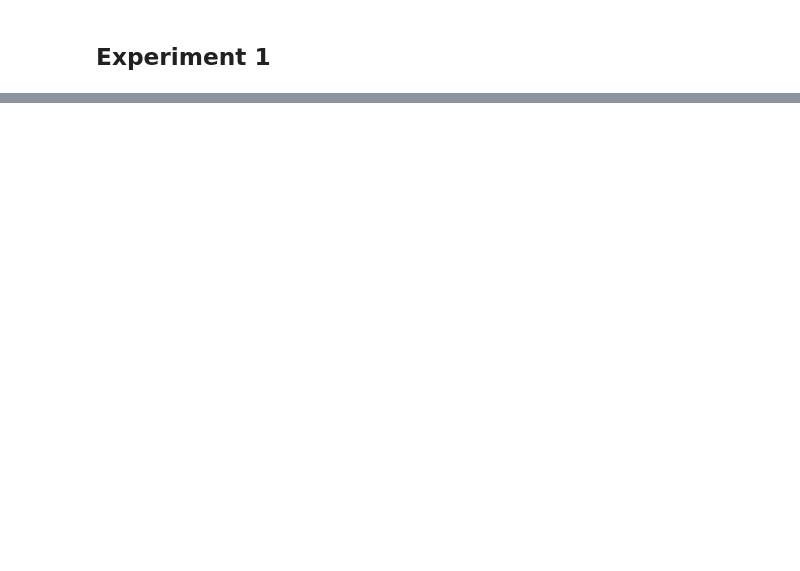
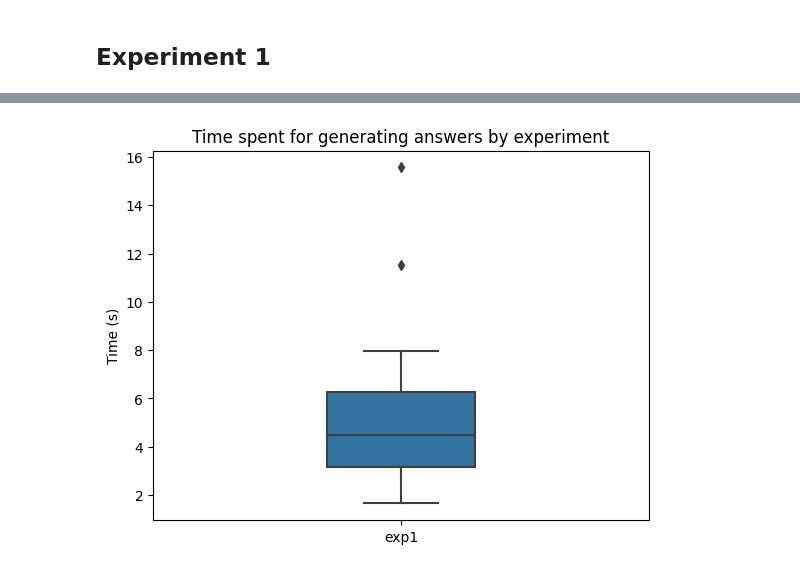
Before and after one commit to Felipetoledo4815/pcap_filter_with_gpt, a Jupyter notebook: experiment_results.ipynb, the cells around one changed output, grey strips where cells are left out. Cells and saved outputs as stored; diff of their text form; code cells hidden in the pictures; blank space fills up the shorter version.

Commit message:
Added experiment 1,2, and 3

```diff
--- a/experiment_results.ipynb
+++ b/experiment_results.ipynb
@@ -5,0 +16,6 @@ import seaborn as sns
+# %%
+def time_by_exp(df):
+    boxplot = sns.boxplot(data=df, x='exp', y='time', width=0.3)
+    boxplot.set_xlabel('');
+    boxplot.set_ylabel('Time (s)');
+    boxplot.set_title('Time spent for generating answers by experiment');
@@ -86,0 +103,4 @@ barplot.set_title('Number of correct and wrong answers by experiment');
+# %%
+time_by_exp(df1)
+# %% [output]
+[figure, added]
```
Also changed, not shown: parts of 37 cells of this notebook, 7 other files.
